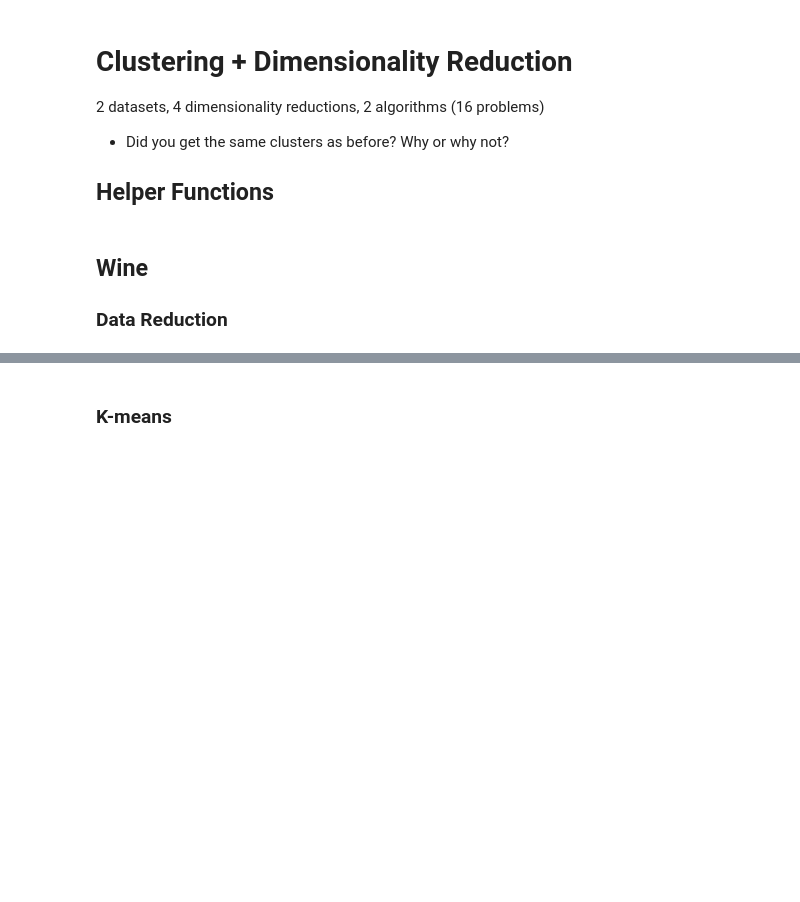
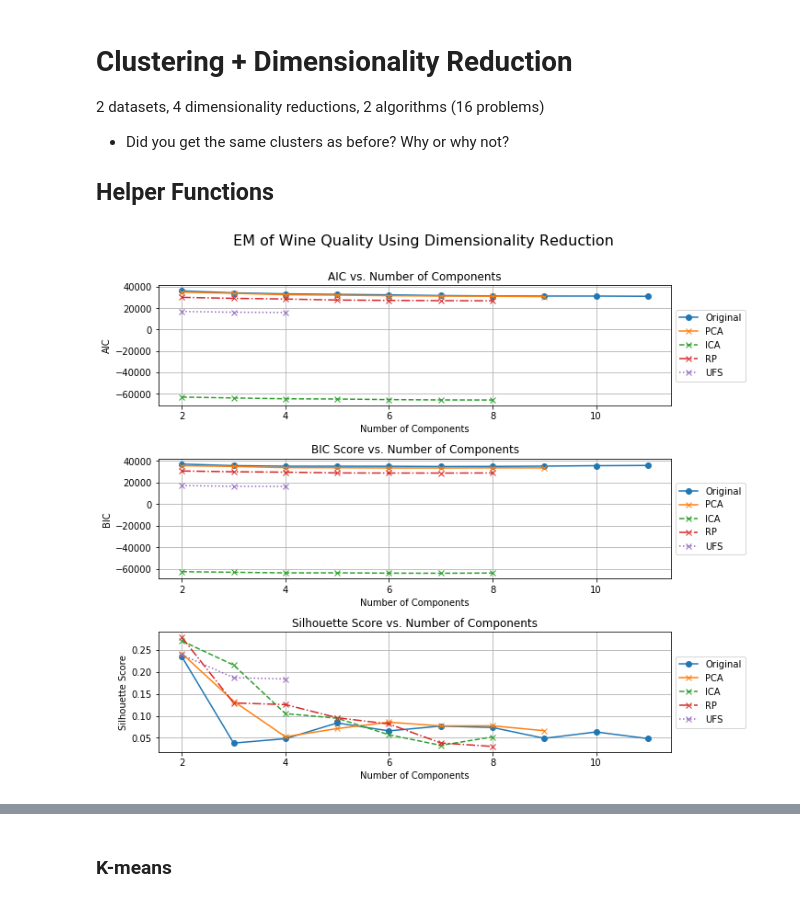
Before and after one commit to reedipher/CS-7641-unsupervised_learning, a Jupyter notebook: code/Assignment 3.ipynb, the cells around one changed output, grey strips where cells are left out. Saved outputs shown, nothing was run; the diff lists cells and outputs as text; code cells hidden in the pictures; blank space fills up the shorter version.

```diff
--- a/code/Assignment 3.ipynb
+++ b/code/Assignment 3.ipynb
@@ -701,18 +702,21 @@ def compare_kmeans(dataName, datasets):
 
 def compare_em(dataName, datasets):
     # Loop through all datasets
-    all_aic = []
-    all_bic = []
-    all_scores = []
+    all_aic     = []
+    all_bic     = []
+    all_scores  = []
+    all_dims    = []
     all_methods = []
     for d in datasets:
         data   = d[1]
+        dimensions = data.shape[1] + 1
+        all_dims.append(list(range(2,dimensions)))
 
         aic    = []
         bic    = []
         scores = []
 
-        for i in range(2,15):
+        for i in range(2,dimensions):
             gmm = GaussianMixture(n_components=i, random_state=0)
             gmm.fit(data)
             aic.append(gmm.aic(data))
@@ -737,28 +741,28 @@ def compare_em(dataName, datasets):
 
     plt.subplot(311)
     for i,aic in enumerate(all_aic):
-        plt.plot(range(2,15), aic, lines[i], label=all_methods[i])
-    plt.title("AIC vs. Number of Clusters")
-    plt.xlabel('Number of clusters')
+        plt.plot(all_dims[i], aic, lines[i], label=all_methods[i])
+    plt.title("AIC vs. Number of Components")
+    plt.xlabel('Number of Components')
     plt.ylabel('AIC')
     plt.grid()
     plt.legend(loc='center left', bbox_to_anchor=(1, 0.5))
 
     plt.subplot(312)
     for i,bic in enumerate(all_bic):
-        plt.plot(range(2,15), bic, lines[i], label=all_methods[i])
-    plt.title("BIC Score vs. Number of Clusters")
-    plt.xlabel('Number of clusters')
+        plt.plot(all_dims[i], bic, lines[i], label=all_methods[i])
+    plt.title("BIC Score vs. Number of Components")
+    plt.xlabel('Number of Components')
     plt.ylabel('BIC')
     plt.grid()
     plt.legend(loc='center left', bbox_to_anchor=(1, 0.5))
 
 
     plt.subplot(313)
-    for i, score in enumerate(all_scores):
-        plt.plot(range(2,15), score, lines[i], label=all_methods[i])
-    plt.title("Silhouette Score vs. Number of Clusters")
-    plt.xlabel('Number of clusters')
+    for i,score in enumerate(all_scores):
+        plt.plot(all_dims[i], score, lines[i], label=all_methods[i])
+    plt.title("Silhouette Score vs. Number of Components")
+    plt.xlabel('Number of Components')
     plt.ylabel('Silhouette Score')
     plt.tight_layout()
     plt.grid()
@@ -768,40 +772,39 @@ def compare_em(dataName, datasets):
 # Testers
 #compare_kmeans('Wine Quality', wine_data)
 #compare_kmeans('Digits', digits_data)
-#compare_em('Wine Quality', wine_data)
+compare_em('Wine Quality', wine_data)
 #compare_em('Digits', digits_data)
 
 
 # code based on example found at:
 # https://scikit-learn.org/stable/auto_examples/cluster/plot_kmeans_digits.html#sphx-glr-auto-examples-cluster-plot-kmeans-digits-py
 def bench_kmeans(estimator, labels, name, data):
     t0 = time()
     estimator.fit(data)
     print('%-9s\t%.2fs\t%i\t%.3f\t%.3f\t%.3f\t%.3f\t%.3f\t%.3f'
           % (name, (time() - t0), estimator.inertia_,
              metrics.homogeneity_score(labels, estimator.labels_),
              metrics.completeness_score(labels, estimator.labels_),
              metrics.v_measure_score(labels, estimator.labels_),
              metrics.adjusted_rand_score(labels, estimator.labels_),
              metrics.adjusted_mutual_info_score(labels,  estimator.labels_),
              metrics.silhouette_score(data, estimator.labels_, metric='euclidean')))
 
 def bench_em(estimator, labels, name, data):
     t0 = time()
     estimator.fit(data)
     gmm_labels = estimator.predict(data)
     print('%-9s\t%.2fs\t%i\t%i\t%.3f\t%.3f\t%.3f\t%.3f\t%.3f\t%.3f'
           % (name, (time() - t0), estimator.aic(data), estimator.bic(data),
              metrics.homogeneity_score(labels, gmm_labels),
              metrics.completeness_score(labels, gmm_labels),
              metrics.v_measure_score(labels, gmm_labels),
              metrics.adjusted_rand_score(labels, gmm_labels),
              metrics.adjusted_mutual_info_score(labels,  gmm_labels),
              metrics.silhouette_score(data, gmm_labels, metric='euclidean')))
 
 # Testers
 #bench_kmeans(KMeans(init='k-means++', n_clusters=2), labels=winey, name="Original",  data=wineX_scaled)
 #bench_em(GaussianMixture(n_components=8, random_state=0), labels=winey, name="Original", data=wineX_scaled)
+# %% [output]
+[figure, added]
-# %% [markdown]
-## Wine
-### Data Reduction
```
Also changed, not shown: parts of 10 cells of this notebook.
